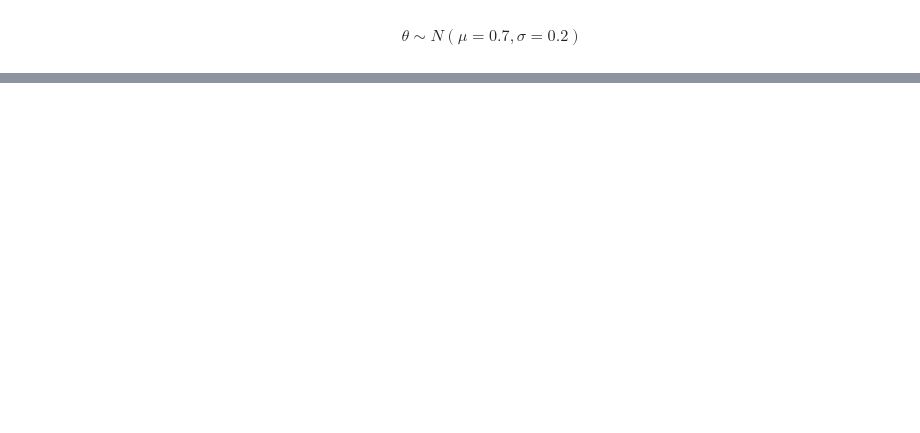
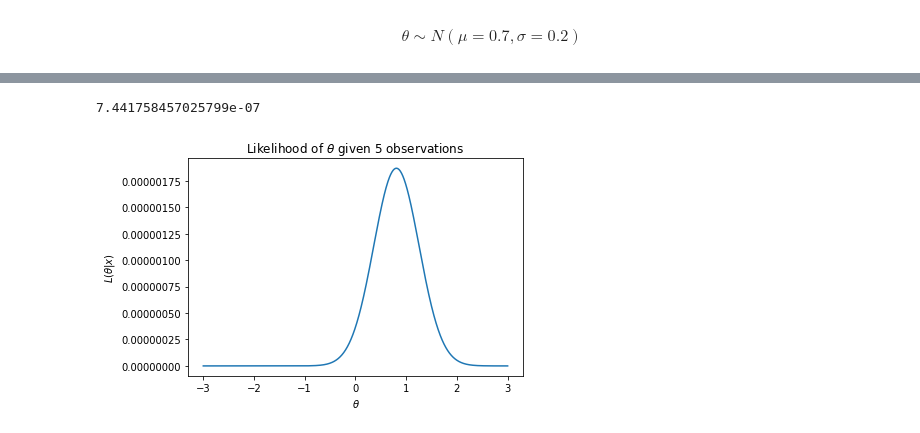
Before and after one commit to matthewfeickert/Statistics-Notes, a Jupyter notebook: Notebooks/Bayesian/Bayesian-Inference.ipynb, the cells around one changed output, grey strips where cells are left out. Drawn from its saved outputs; the diff is of its cells as text; code cells hidden in the pictures; blank space fills up the shorter version.

```diff
--- a/Notebooks/Bayesian/Bayesian-Inference.ipynb
+++ b/Notebooks/Bayesian/Bayesian-Inference.ipynb
@@ -95,0 +138,24 @@ def plot_prior():
+# %%
+def likelihood(mean, data, sigma=1):
+    return np.prod(model(data, mean, sigma=sigma))
+
+likelihood(0.2, data)
+
+# return np.prod(gaussian(data, parameters[0], parameters[1]))
+# %% [output]
+7.441758457025799e-07
+# %%
+# Need to redo this so that it is clear it is a likelihood, right now looks like p.d.f.
+
+def plot_likelihood(data, sigma=1):
+    theta = np.linspace(0 - 3*sigma, 0 + 3*sigma, 1000)
+
+    fig, ax = plt.subplots()
+    ax.plot(theta, np.asarray([likelihood(mean, data, sigma=1) for mean in theta]))
+    ax.set_title(rf'Likelihood of $\theta$ given {len(data)} observations')
+    ax.set_xlabel(r'$\theta$')
+    ax.set_ylabel(r'$L(\theta|x)$')
+
+plot_likelihood(data)
+# %% [output]
+[figure, added]
```
Also changed, not shown: parts of 13 cells of this notebook.
